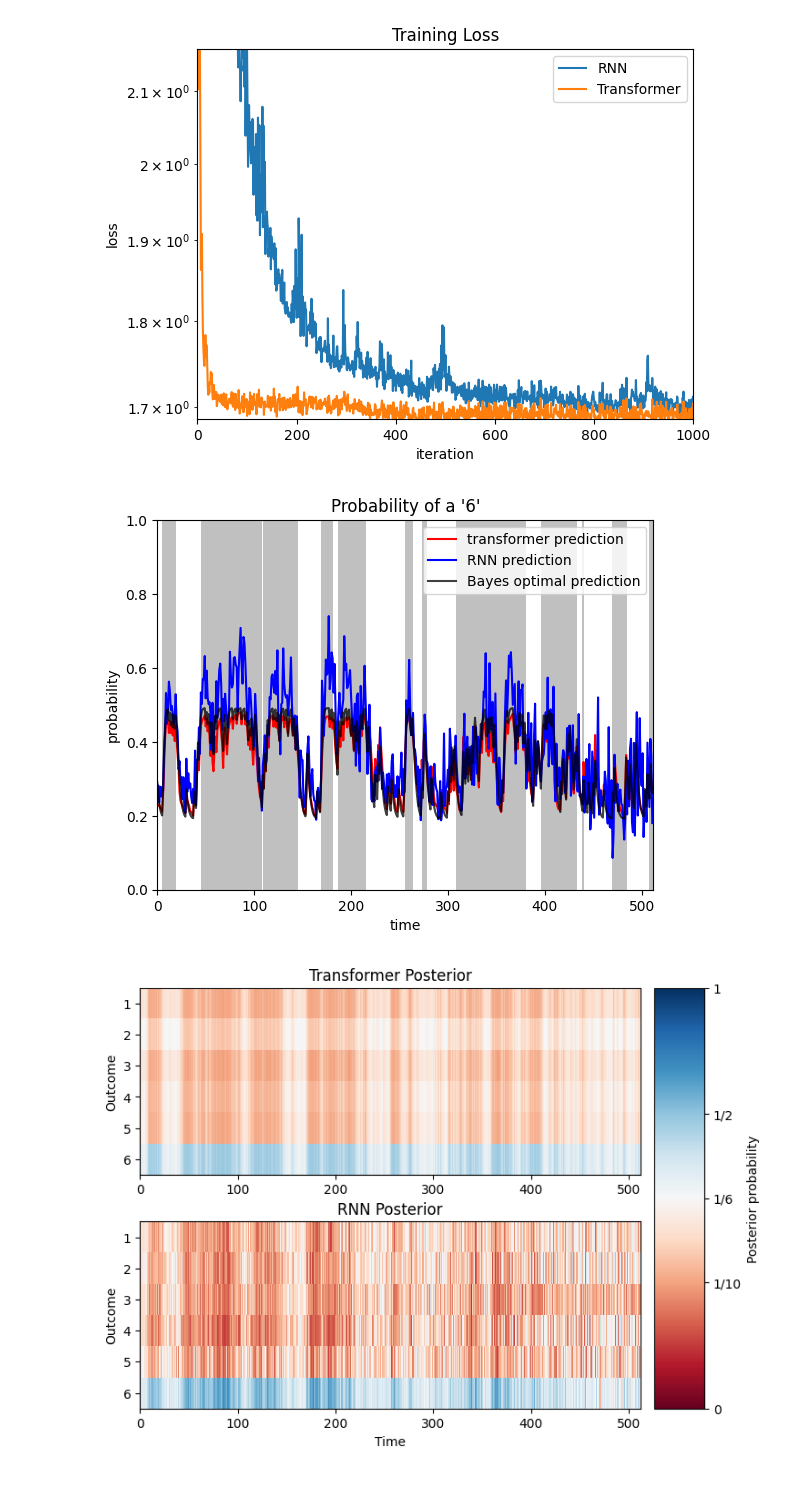
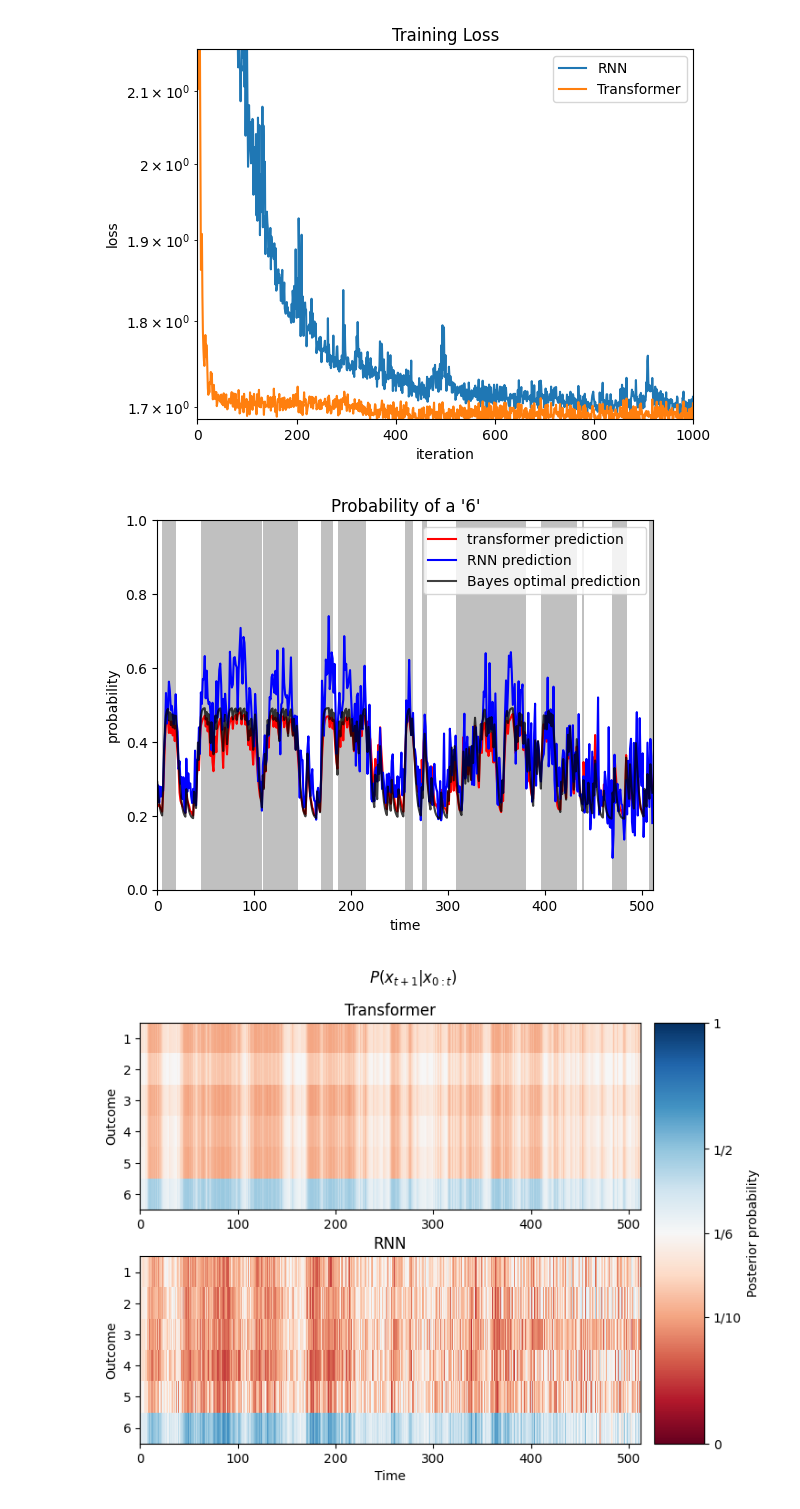
Before and after one commit to Aramist/artificial-grammar-project, a Jupyter notebook: transformer_artificial_grammar.ipynb, the cells around one changed output. Cells and saved outputs as stored; diff of their text form; code cells hidden in the pictures.

Commit message:
Edit figure title

```diff
--- a/transformer_artificial_grammar.ipynb
+++ b/transformer_artificial_grammar.ipynb
@@ -302,37 +302,38 @@ top = fig.add_subplot(gs[0, 0])  # Transformer plot
 bottom = fig.add_subplot(gs[1, 0])  # RNN plot
 cax = fig.add_subplot(gs[:, 1])  # colorbar
 
-top.set_title("Transformer Posterior")
+fig.suptitle("$P(x_{t+1} | x_{0:t})$")
+top.set_title("Transformer")
 transformer_image = mapper.to_rgba(transformer_predicted_probs.T)
 im = top.imshow(
     transformer_image,
     aspect="auto",
     interpolation="none",
     extent=(0, num_timesteps, 6, 0),
 )
 top.set_ylabel("Outcome")
 top.set_yticks(np.arange(0, 6) + 0.5)
 top.set_yticklabels([1, 2, 3, 4, 5, 6])
 
-bottom.set_title("RNN Posterior")
+bottom.set_title("RNN")
 rnn_image = mapper.to_rgba(rnn_predicted_probs.T)
 im = bottom.imshow(
     rnn_image,
     aspect="auto",
     interpolation="none",
     extent=(0, num_timesteps, 6, 0),
 )
 bottom.set_xlabel("Time")
 bottom.set_ylabel("Outcome")
 bottom.set_yticks(np.arange(0, 6) + 0.5)
 bottom.set_yticklabels([1, 2, 3, 4, 5, 6])
 
 # Add colorbar
 cbar = fig.colorbar(mapper, cax=cax)
 cbar.set_label("Posterior probability")
 cbar.set_ticks([0, 0.1, 1 / 6, 1 / 2, 1])
 cbar.set_ticklabels(["0", "1/10", "1/6", "1/2", "1"])
 plt.show()
 # %% [output]
 [figure]
-[figure, old version]
+[figure, new version]
```
